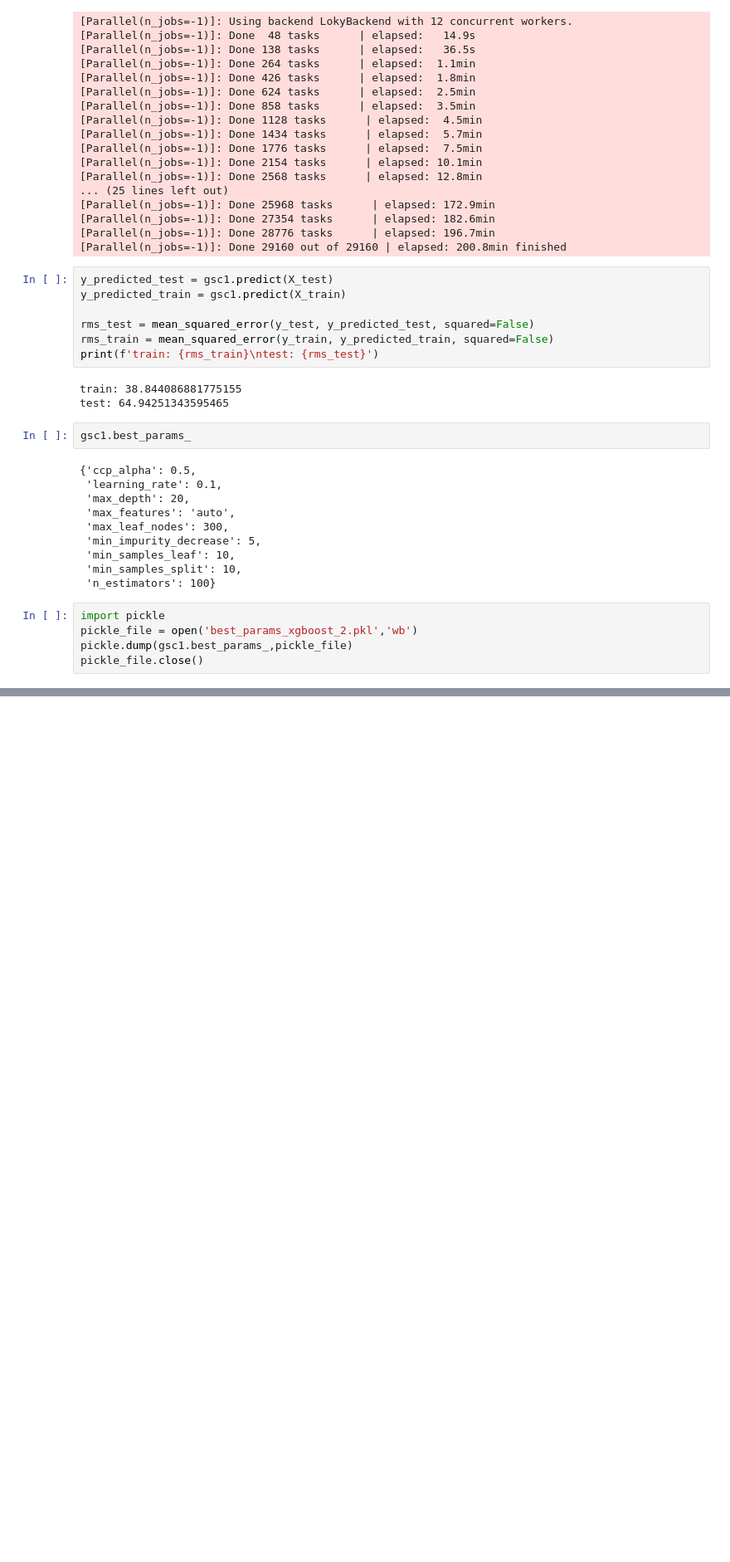
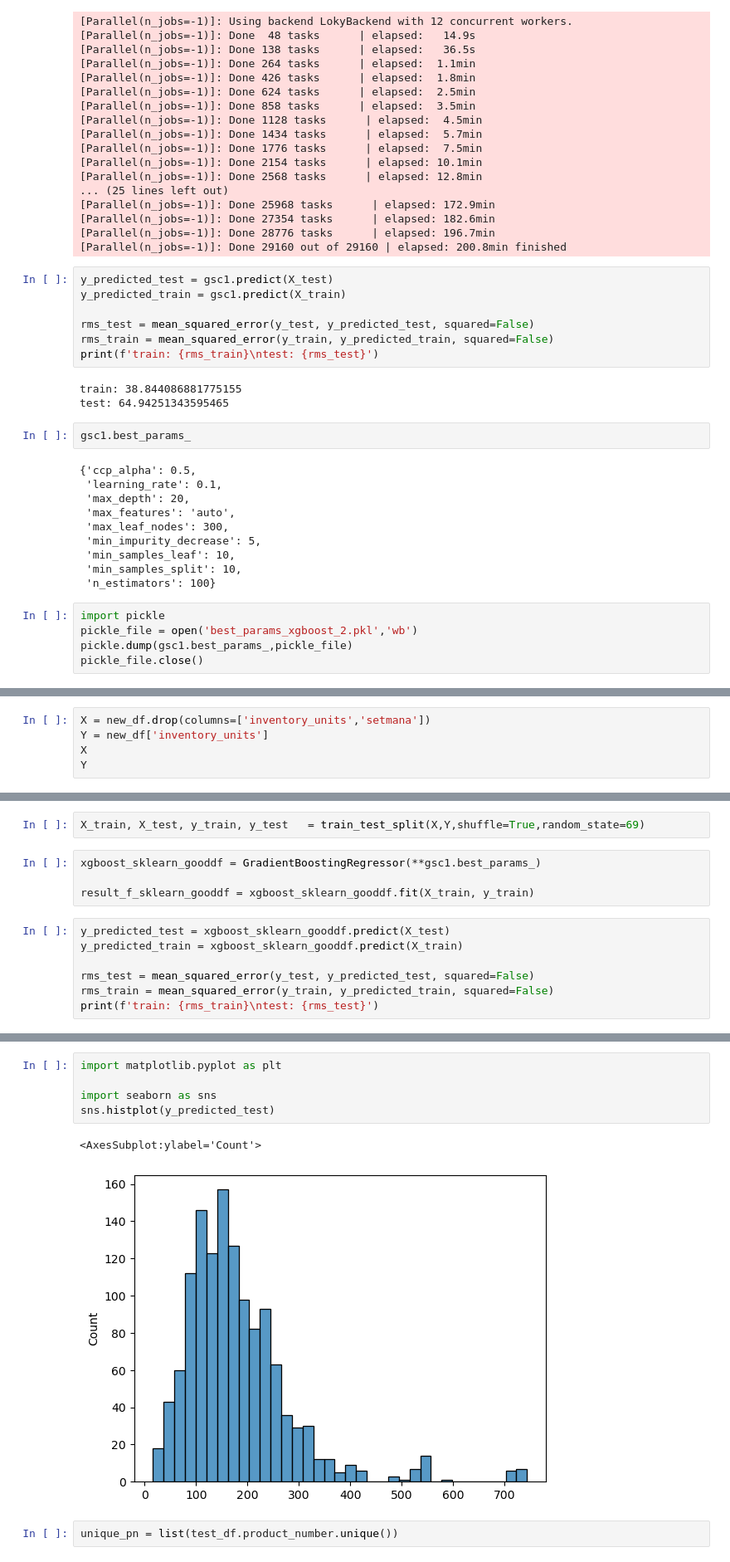
Before and after one commit to Bycarkos/HackUpc23, a Jupyter notebook: HP/nb/HP_autoencoders_xgboost.ipynb, the cells around one changed output, grey strips where cells are left out. Shown: that part at 83% size. Drawn from its saved outputs; the diff is of its cells as text; blank space fills up the shorter version.

Commit message:
primera entrega
xgboost primera entrega
jupyter ple de merda de probes per fer el submit

```diff
--- a/HP/nb/HP_autoencoders_xgboost.ipynb
+++ b/HP/nb/HP_autoencoders_xgboost.ipynb
@@ -434,0 +452,5 @@ pickle_file.close()
+# %%
+X = new_df.drop(columns=['inventory_units','setmana'])
+Y = new_df['inventory_units']
+X
+Y
@@ -434,0 +486,13 @@ pickle_file.close()
+# %%
+X_train, X_test, y_train, y_test   = train_test_split(X,Y,shuffle=True,random_state=69)
+# %%
+xgboost_sklearn_gooddf = GradientBoostingRegressor(**gsc1.best_params_)
+
+result_f_sklearn_gooddf = xgboost_sklearn_gooddf.fit(X_train, y_train)
+# %%
+y_predicted_test = xgboost_sklearn_gooddf.predict(X_test)
+y_predicted_train = xgboost_sklearn_gooddf.predict(X_train)
+
+rms_test = mean_squared_error(y_test, y_predicted_test, squared=False)
+rms_train = mean_squared_error(y_train, y_predicted_train, squared=False)
+print(f'train: {rms_train}\ntest: {rms_test}')
@@ -434,0 +707,10 @@ pickle_file.close()
+# %%
+import matplotlib.pyplot as plt
+
+import seaborn as sns
+sns.histplot(y_predicted_test)
+# %% [output]
+<AxesSubplot:ylabel='Count'>
+[figure, added]
+# %%
+unique_pn = list(test_df.product_number.unique())
```
Also changed, not shown: parts of 34 cells of this notebook.
